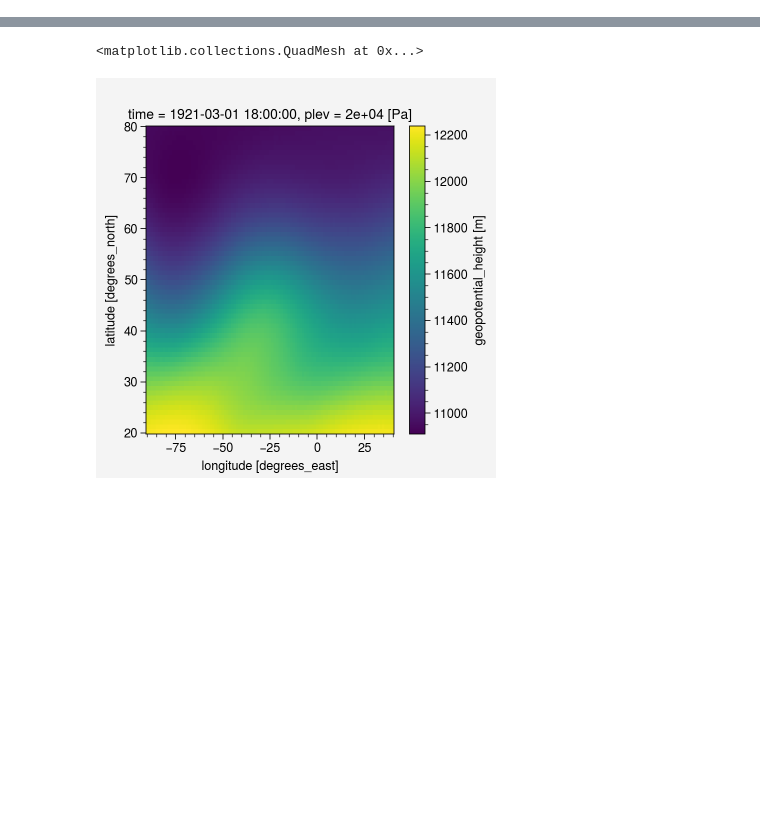
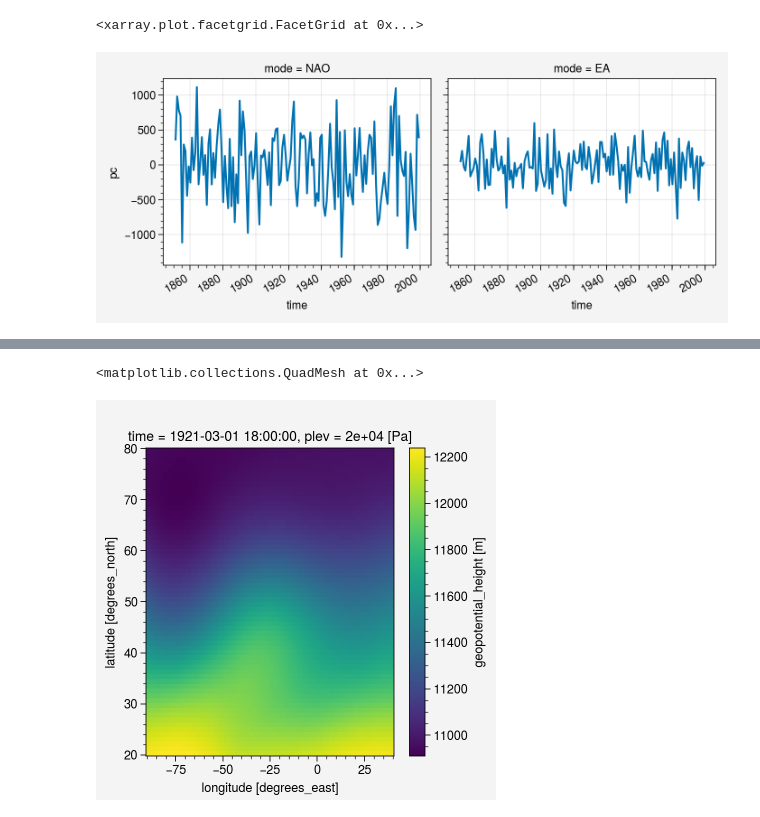
Before and after one commit to liuquan18/Tel_MMLE, a Jupyter notebook: script/3mmle/check_dataset.ipynb, the cells around one changed output, grey strips where cells are left out. Drawn from its saved outputs; the diff is of its cells as text; code cells hidden in the pictures; blank space fills up the shorter version.

```diff
--- a/script/3mmle/check_dataset.ipynb
+++ b/script/3mmle/check_dataset.ipynb
@@ -12,0 +29,5 @@ zg_processed.sel(time = "1921-03",plev = 85000).zg.plot()
+# %%
+eof.pc.sel(plev = 50000,ens = 0).plot(col = 'mode')
+# %% [output]
+<xarray.plot.facetgrid.FacetGrid at 0x...>
+[figure, added]
```
Also changed, not shown: parts of 5 cells of this notebook, 1 other file.
